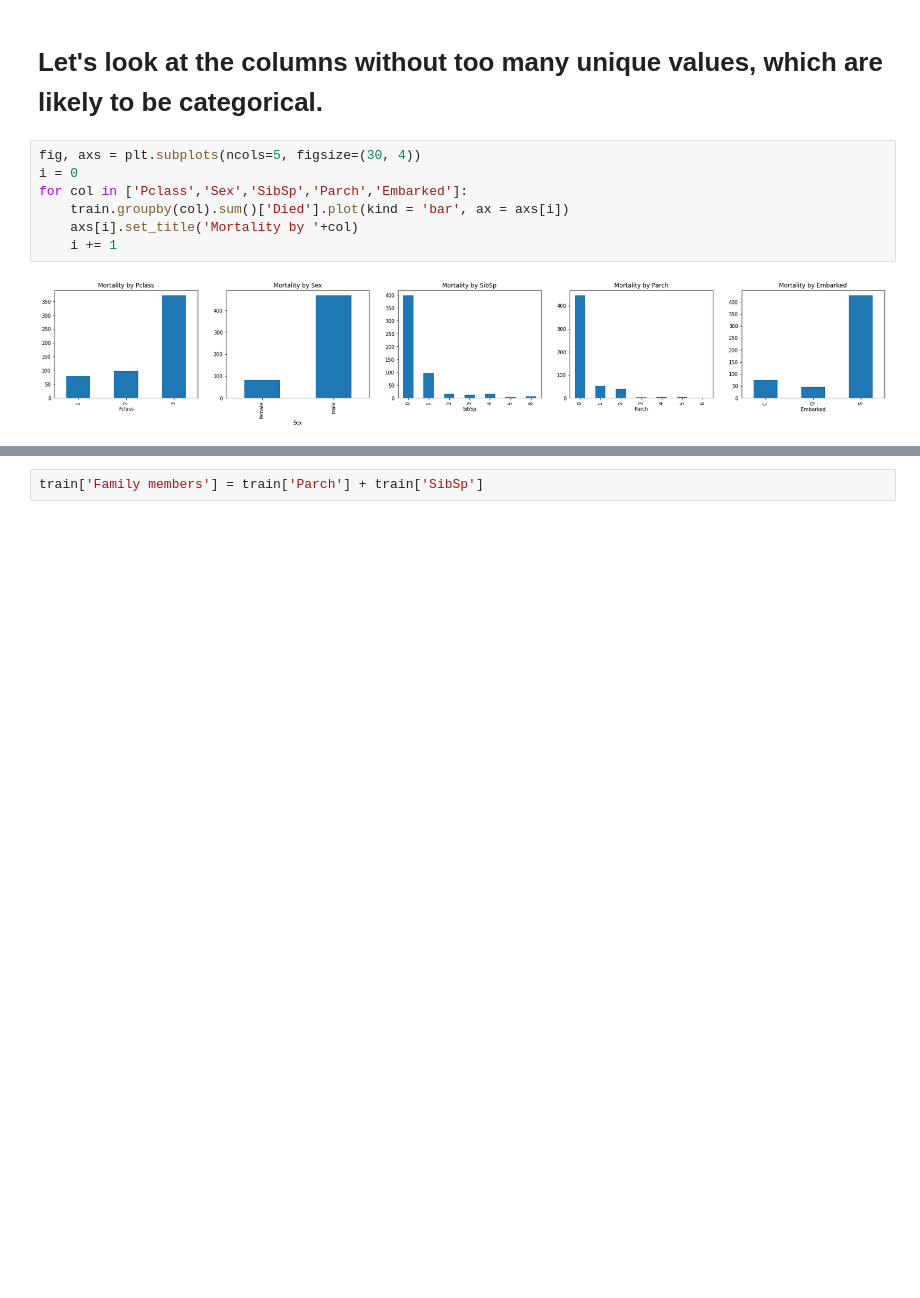
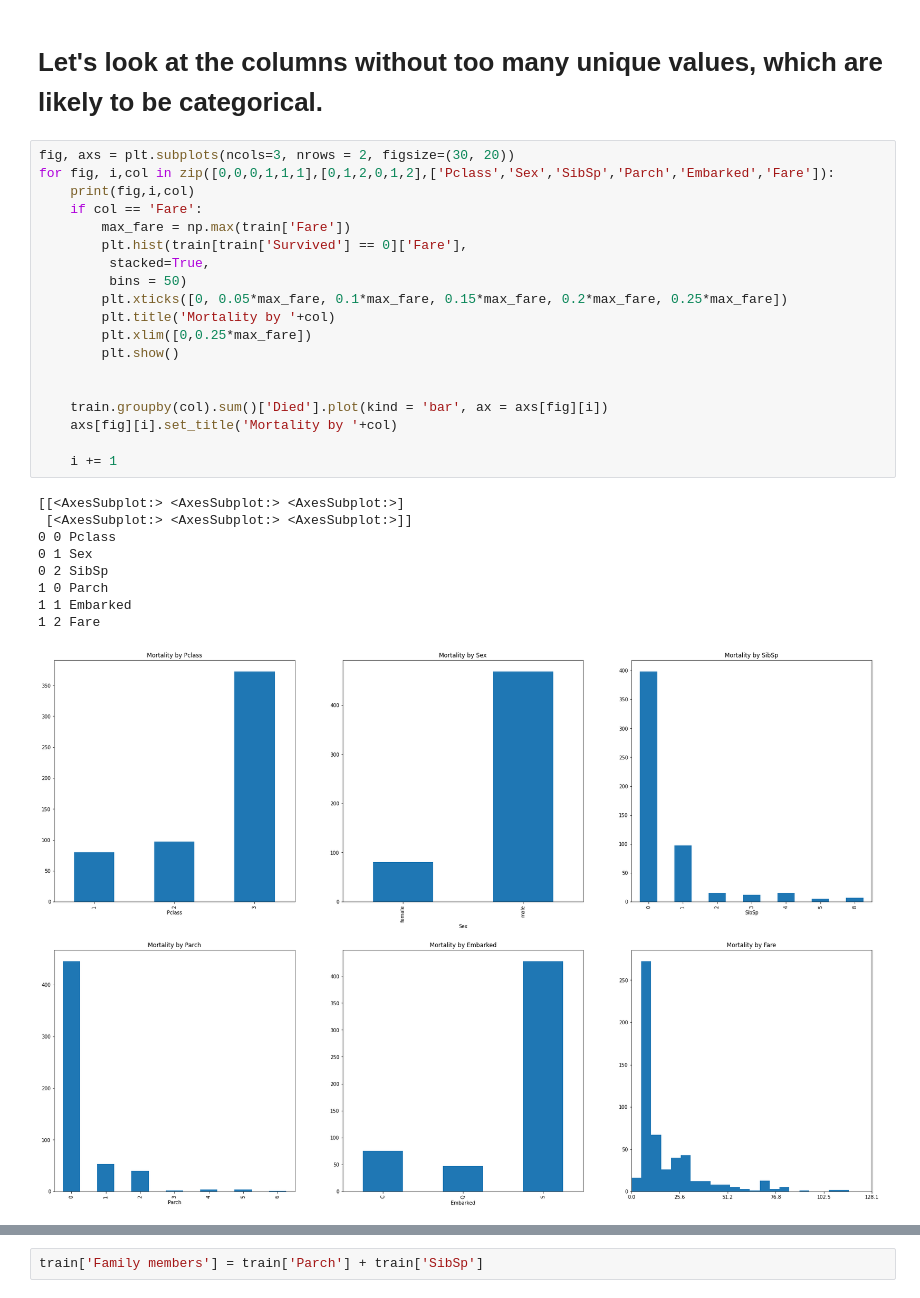
Before and after one commit to sangstar/kaggle-titanic, a Jupyter notebook: main.ipynb, the cells around one changed output, grey strips where cells are left out. Cells and saved outputs as stored; diff of their text form; blank space fills up the shorter version.

```diff
--- a/main.ipynb
+++ b/main.ipynb
@@ -114,14 +137,34 @@ There are  2 unique values for column  Died
 # %% [markdown]
 # Let's look at the columns without too many unique values, which are likely to be categorical.
 # %%
-fig, axs = plt.subplots(ncols=5, figsize=(30, 4))
-i = 0
-for col in ['Pclass','Sex','SibSp','Parch','Embarked']:
-    train.groupby(col).sum()['Died'].plot(kind = 'bar', ax = axs[i])
-    axs[i].set_title('Mortality by '+col)
+fig, axs = plt.subplots(ncols=3, nrows = 2, figsize=(30, 20))
+for fig, i,col in zip([0,0,0,1,1,1],[0,1,2,0,1,2],['Pclass','Sex','SibSp','Parch','Embarked','Fare']):
+    print(fig,i,col)
+    if col == 'Fare':
+        max_fare = np.max(train['Fare'])
+        plt.hist(train[train['Survived'] == 0]['Fare'],
+         stacked=True,
+         bins = 50)
+        plt.xticks([0, 0.05*max_fare, 0.1*max_fare, 0.15*max_fare, 0.2*max_fare, 0.25*max_fare])
+        plt.title('Mortality by '+col)
+        plt.xlim([0,0.25*max_fare])
+        plt.show()
+
+
+    train.groupby(col).sum()['Died'].plot(kind = 'bar', ax = axs[fig][i])
+    axs[fig][i].set_title('Mortality by '+col)
+
     i += 1
 # %% [output]
+[[<AxesSubplot:> <AxesSubplot:> <AxesSubplot:>]
+ [<AxesSubplot:> <AxesSubplot:> <AxesSubplot:>]]
+0 0 Pclass
+0 1 Sex
+0 2 SibSp
+1 0 Parch
+1 1 Embarked
+1 2 Fare
-[figure, old version]
+[figure, new version]
 # %% [markdown]
 ## Looking at the plots..
 - Clearly ticket class 3 had the most deaths.
```
Also changed, not shown: parts of 19 cells of this notebook, 1 other file.
